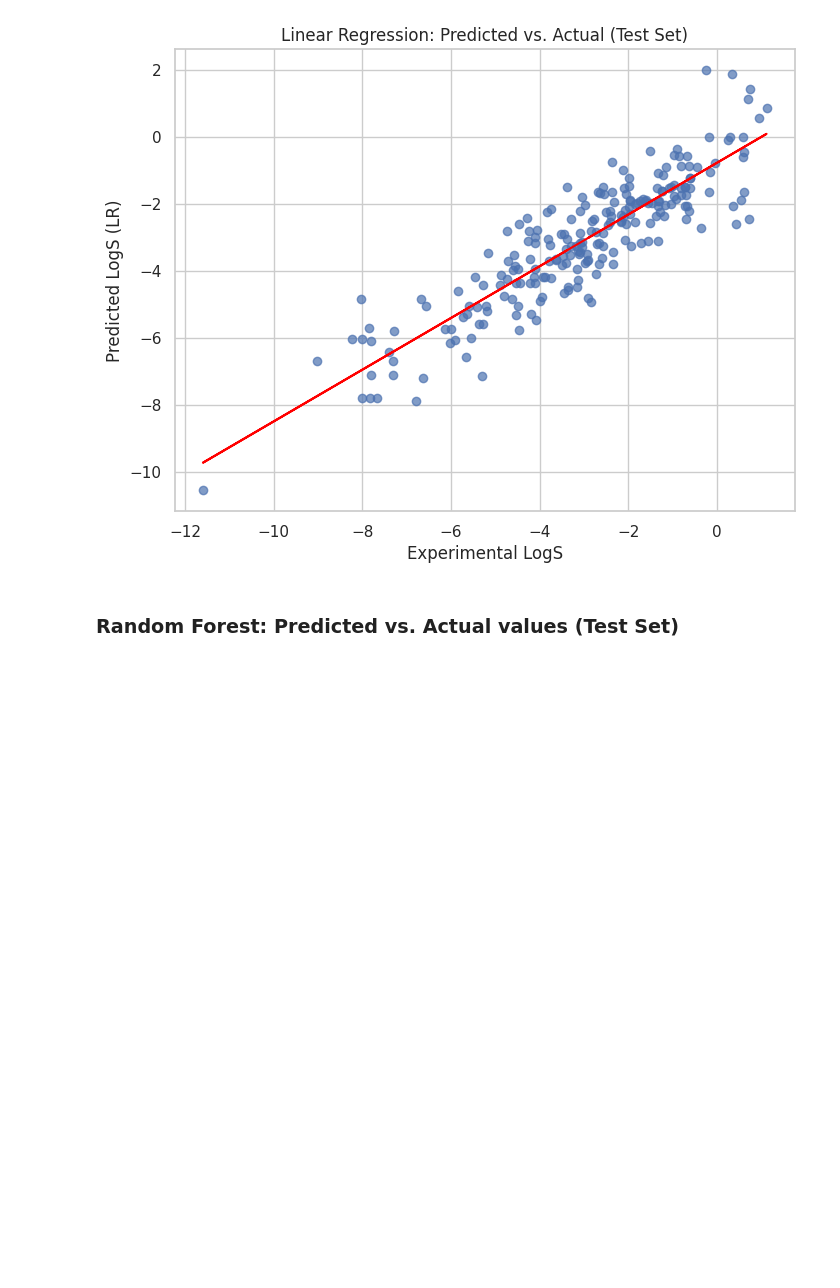
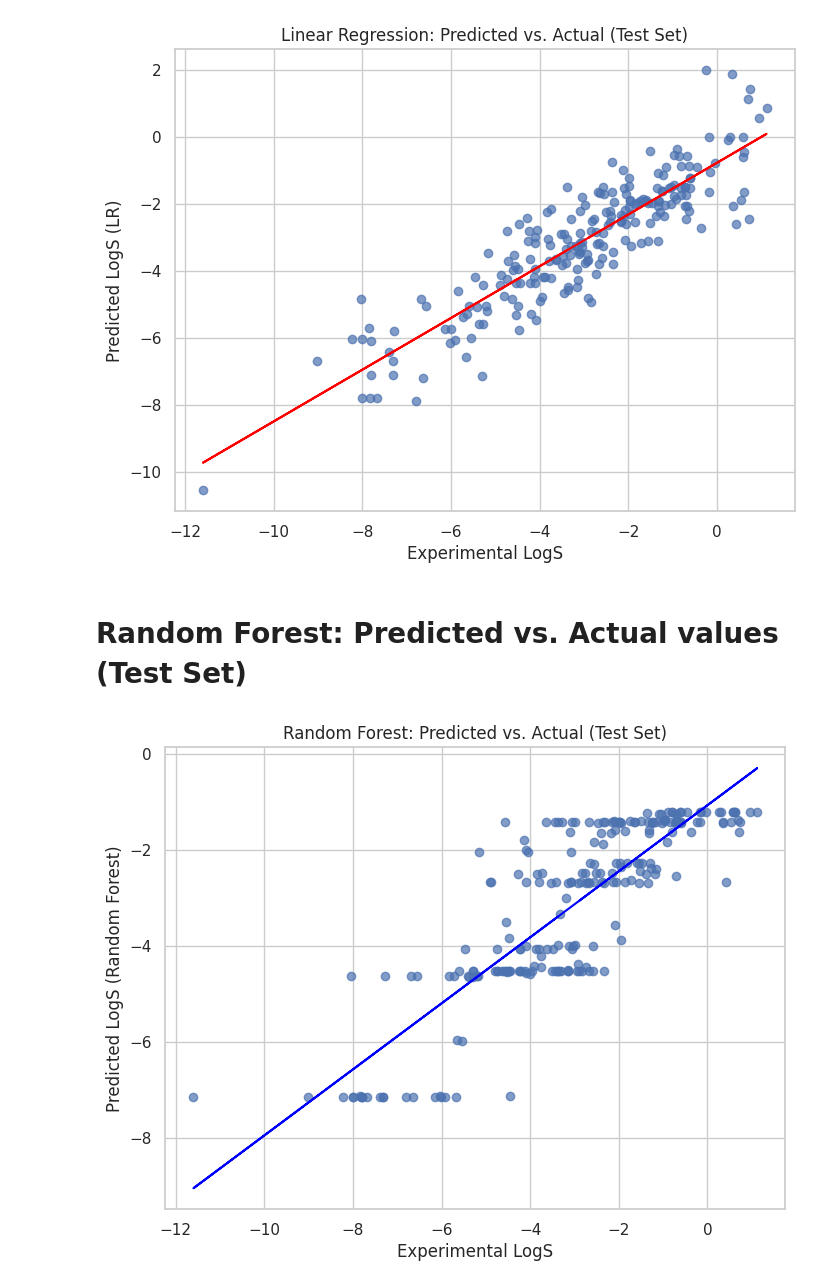
Before and after one commit to Pubudu-98/Colab, a Jupyter notebook: Building_ML_Model.ipynb, the cells around one changed output. Drawn from its saved outputs; the diff is of its cells as text; code cells hidden in the pictures; blank space fills up the shorter version.

Commit message:
Plotting predicted vs actual values

```diff
--- a/Building_ML_Model.ipynb
+++ b/Building_ML_Model.ipynb
@@ -294,4 +294,16 @@ plt.show()
 # %% [output]
 [figure]
 # %% [markdown]
-### Random Forest: Predicted vs. Actual values (Test Set)
+# Random Forest: Predicted vs. Actual values (Test Set)
+# %%
+plt.figure(figsize=(8,6))
+plt.scatter(x=y_test, y=y_rf_test_pred, alpha=0.7)
+z_rf_test = np.polyfit(y_test, y_rf_test_pred, 1)
+p_rf_test = np.poly1d(z_rf_test)
+plt.plot(y_test, p_rf_test(y_test), color='blue')
+plt.ylabel('Predicted LogS (Random Forest)')
+plt.xlabel('Experimental LogS')
+plt.title('Random Forest: Predicted vs. Actual (Test Set)')
+plt.show()
+# %% [output]
+[figure, added]
```
